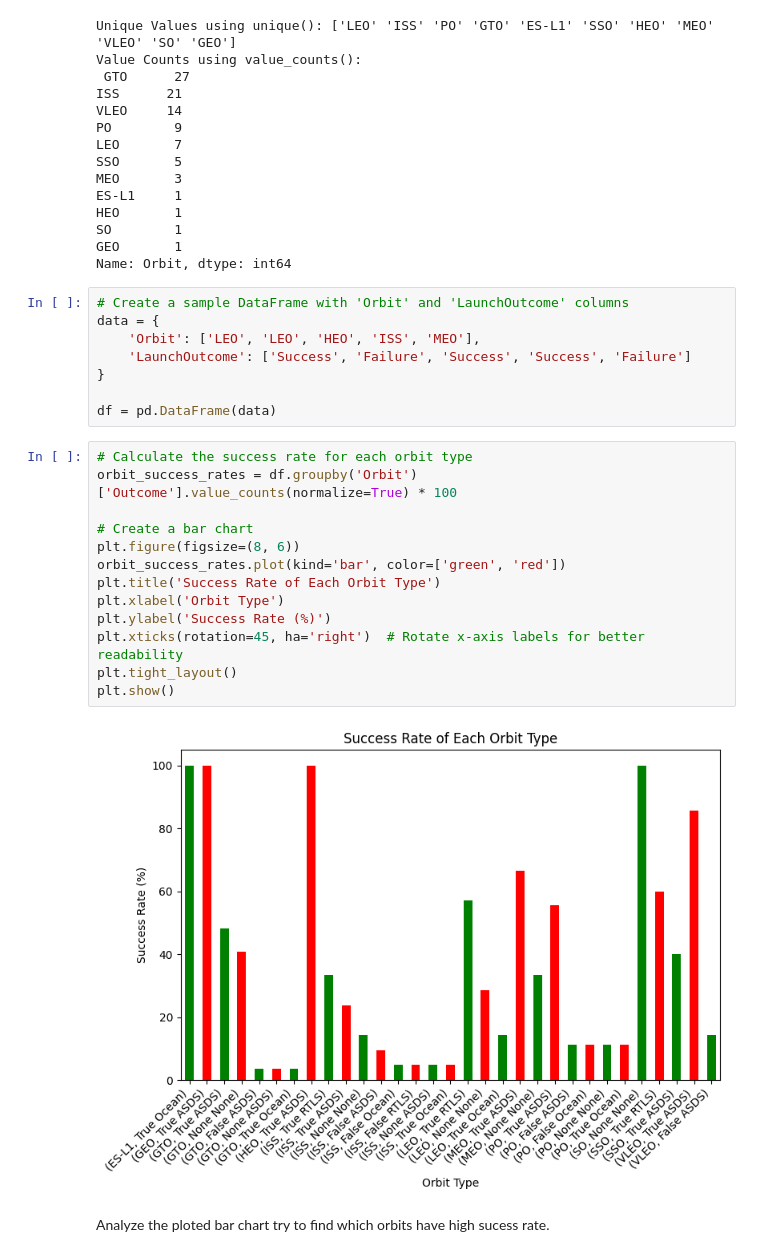
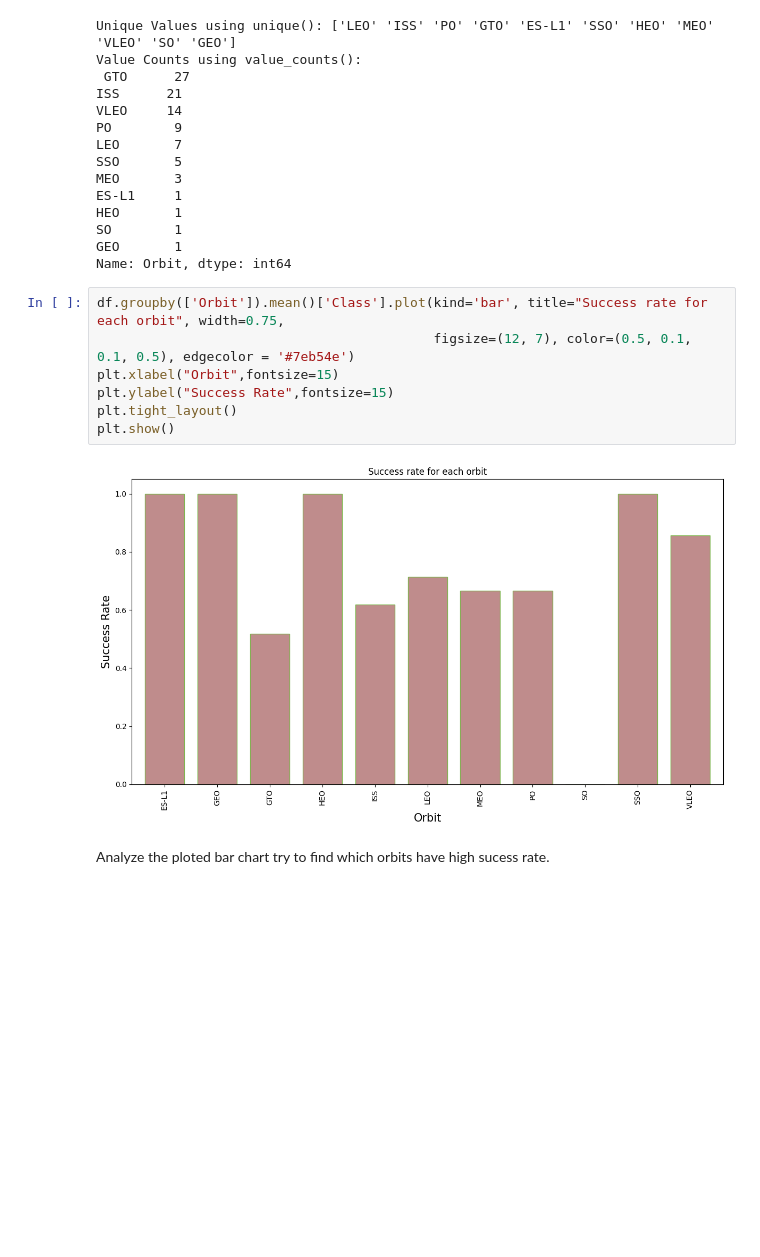
Before and after one commit to anirudh-data-science/DataScience_Projects, a Jupyter notebook: jupyter_labs_eda_dataviz.ipynb, the cells around one changed output. Saved outputs shown, nothing was run; the diff lists cells and outputs as text; blank space fills up the shorter version.

```diff
--- a/jupyter_labs_eda_dataviz.ipynb
+++ b/jupyter_labs_eda_dataviz.ipynb
@@ -157,29 +157,15 @@ HEO       1
 SO        1
 GEO       1
 Name: Orbit, dtype: int64
-# %%
-# Create a sample DataFrame with 'Orbit' and 'LaunchOutcome' columns
-data = {
-    'Orbit': ['LEO', 'LEO', 'HEO', 'ISS', 'MEO'],
-    'LaunchOutcome': ['Success', 'Failure', 'Success', 'Success', 'Failure']
-}
-
-df = pd.DataFrame(data)
-# %%
-# Calculate the success rate for each orbit type
-orbit_success_rates = df.groupby('Orbit')['Outcome'].value_counts(normalize=True) * 100
-
-# Create a bar chart
-plt.figure(figsize=(8, 6))
-orbit_success_rates.plot(kind='bar', color=['green', 'red'])
-plt.title('Success Rate of Each Orbit Type')
-plt.xlabel('Orbit Type')
-plt.ylabel('Success Rate (%)')
-plt.xticks(rotation=45, ha='right')  # Rotate x-axis labels for better readability
-plt.tight_layout()
-plt.show()
-# %% [output]
-[figure, removed]
+# %%
+df.groupby(['Orbit']).mean()['Class'].plot(kind='bar', title="Success rate for each orbit", width=0.75,
+                                           figsize=(12, 7), color=(0.5, 0.1, 0.1, 0.5), edgecolor = '#7eb54e')
+plt.xlabel("Orbit",fontsize=15)
+plt.ylabel("Success Rate",fontsize=15)
+plt.tight_layout()
+plt.show()
+# %% [output]
+[figure, added]
 # %% [markdown]
 Analyze the ploted bar chart try to find which orbits have high sucess rate.
 # %% [markdown]
```
Also changed, not shown: parts of 8 cells of this notebook.
